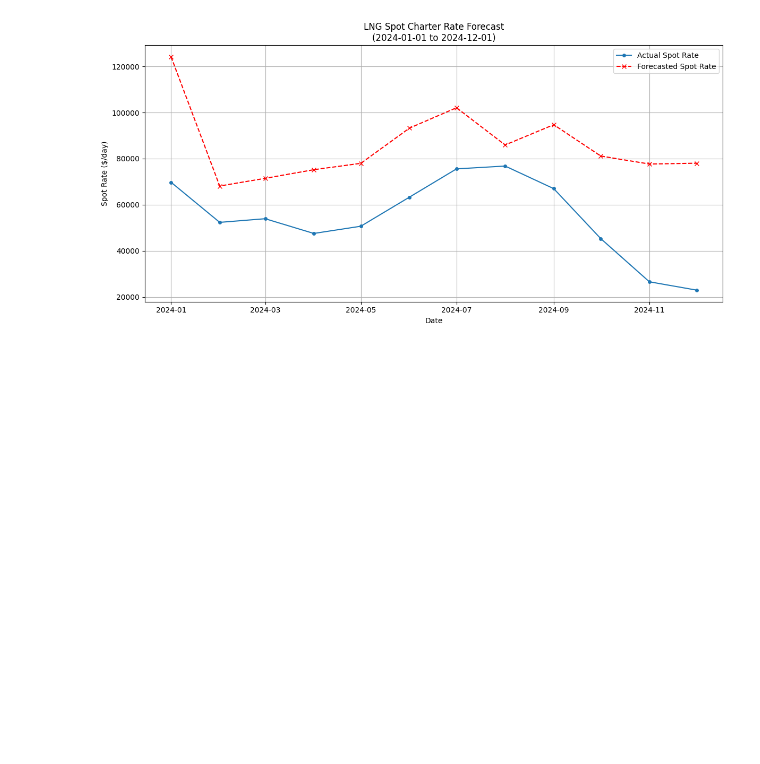
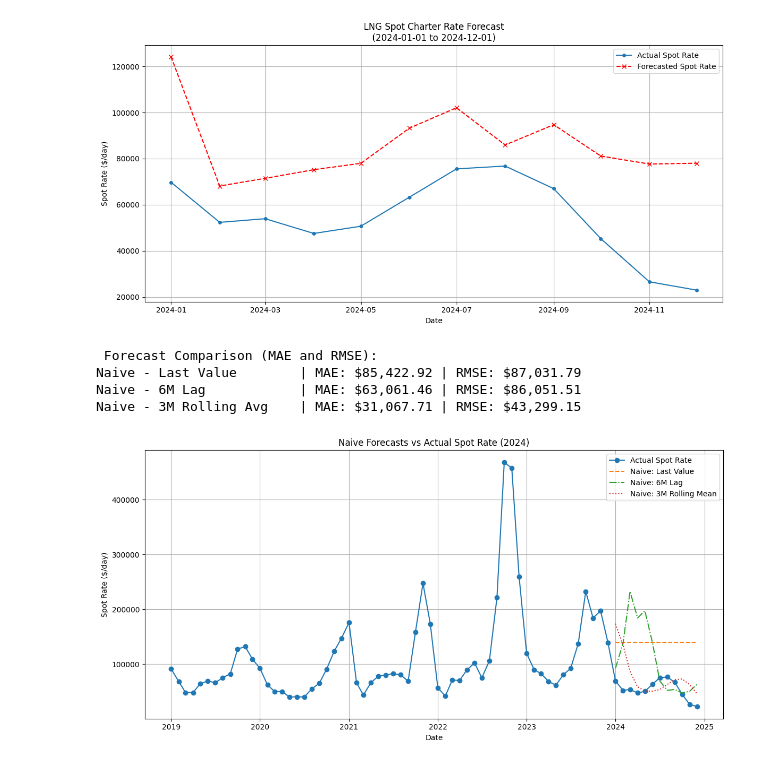
Before and after one commit to thomasmatre/LNGMaster, a Jupyter notebook: ml2.ipynb, the cells around one changed output. Saved outputs shown, nothing was run; the diff lists cells and outputs as text; code cells hidden in the pictures; blank space fills up the shorter version.

```diff
--- a/ml2.ipynb
+++ b/ml2.ipynb
@@ -109,3 +109,56 @@ plot_spot_rates(forecast_export, start_date='2024-01-01', end_date='2024-12-01')
 # %% [output]
 [figure]
 [figure]
+# %%
+import matplotlib.pyplot as plt
+from sklearn.metrics import mean_absolute_error, mean_squared_error
+import numpy as np
+import pandas as pd
+
+# --- Baseline 1: Classic Naive (last value)
+last_val = df_train[target].iloc[-1]
+naive_last = pd.Series(last_val, index=y_test.index)
+
+# --- Baseline 2: 6-Month Lag
+naive_lag6 = df_clean[target].shift(6).loc[y_test.index]
+
+# --- Baseline 3: 3-Month Rolling Mean
+naive_roll3 = df_clean[target].rolling(3).mean().shift(1).loc[y_test.index]
+
+# --- Evaluation
+def evaluate_forecast(y_true, y_pred):
+    mae = mean_absolute_error(y_true, y_pred)
+    rmse = np.sqrt(mean_squared_error(y_true, y_pred))
+    return mae, rmse
+
+results = {
+    "Naive - Last Value": evaluate_forecast(y_test, naive_last),
+    "Naive - 6M Lag": evaluate_forecast(y_test, naive_lag6),
+    "Naive - 3M Rolling Avg": evaluate_forecast(y_test, naive_roll3)
+}
+
+# --- Print Comparison Table
+print(" Forecast Comparison (MAE and RMSE):")
+for name, (mae, rmse) in results.items():
+    print(f"{name:25} | MAE: ${mae:,.2f} | RMSE: ${rmse:,.2f}")
+
+# --- Plot All
+plt.figure(figsize=(12, 6))
+plt.plot(df_clean.index, df_clean[target], label='Actual Spot Rate', marker='o')
+#plt.plot(y_test.index, y_test.values, label='Actual Spot Rate', marker='o')
+plt.plot(naive_last.index, naive_last.values, label='Naive: Last Value', linestyle='--')
+plt.plot(naive_lag6.index, naive_lag6.values, label='Naive: 6M Lag', linestyle='-.')
+plt.plot(naive_roll3.index, naive_roll3.values, label='Naive: 3M Rolling Mean', linestyle=':')
+plt.title("Naive Forecasts vs Actual Spot Rate (2024)")
+plt.ylabel("Spot Rate ($/day)")
+plt.xlabel("Date")
+plt.legend()
+plt.grid(True)
+plt.tight_layout()
+plt.show()
+# %% [output]
+ Forecast Comparison (MAE and RMSE):
+Naive - Last Value        | MAE: $85,422.92 | RMSE: $87,031.79
+Naive - 6M Lag            | MAE: $63,061.46 | RMSE: $86,051.51
+Naive - 3M Rolling Avg    | MAE: $31,067.71 | RMSE: $43,299.15
+[figure, added]
```
Also changed, not shown: 2 other files.
